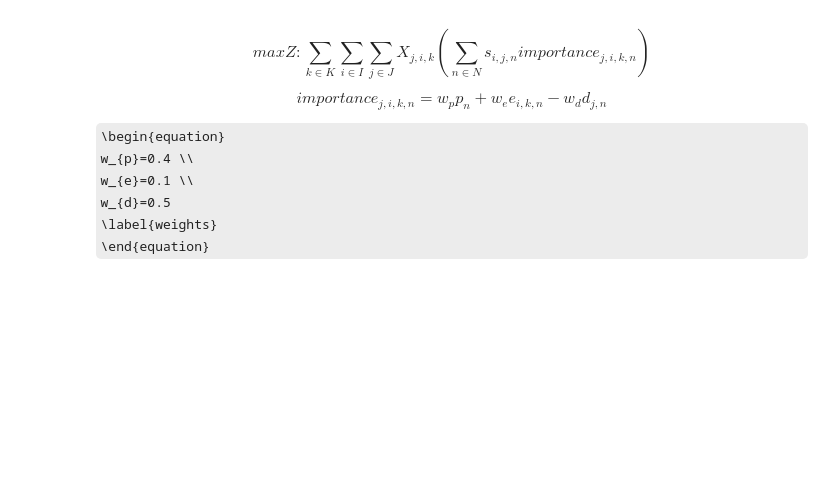
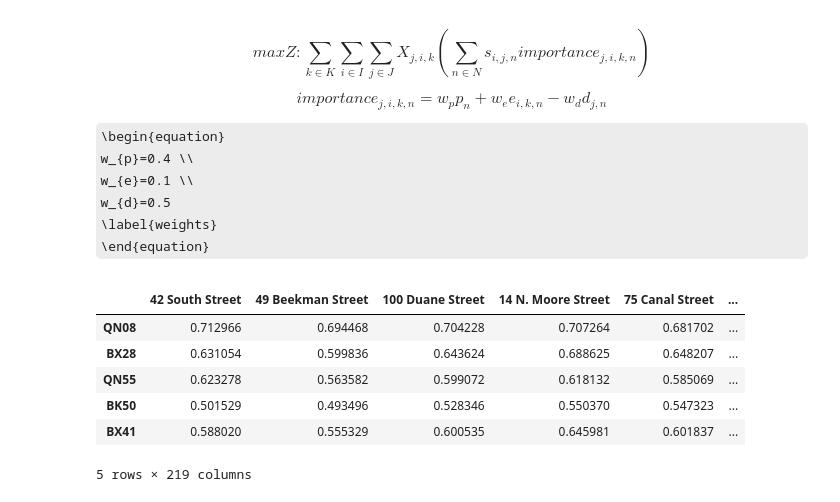
Before and after one commit to danieleborghe/optimization-project-1-UPV, a Jupyter notebook: python_implementation.ipynb, the cells around one changed output. Cells and saved outputs as stored; diff of their text form; code cells hidden in the pictures; some formulas as TeX source; blank space fills up the shorter version.

```diff
--- a/python_implementation.ipynb
+++ b/python_implementation.ipynb
@@ -476,6 +472,21 @@ assert len(max_transfer_distance_constraints) == 24090, "The number of constrain
     w_{d}=0.5
     \label{weights}
 \end{equation}
+# %%
+from sklearn.preprocessing import MinMaxScaler
+MM_scaler = MinMaxScaler()
+distance_scaled = MM_scaler.fit_transform(distance)
+df_distance_scaled = distance.copy()
+df_distance_scaled[:] = distance_scaled
+df_distance_scaled.head()
+# %% [output]
+|  | 42 South Street | 49 Beekman Street | 100 Duane Street | 14 N. Moore Street | 75 Canal Street | ... |
+| QN08 | 0.712966 | 0.694468 | 0.704228 | 0.707264 | 0.681702 | ... |
+| BX28 | 0.631054 | 0.599836 | 0.643624 | 0.688625 | 0.648207 | ... |
+| QN55 | 0.623278 | 0.563582 | 0.599072 | 0.618132 | 0.585069 | ... |
+| BK50 | 0.501529 | 0.493496 | 0.528346 | 0.550370 | 0.547323 | ... |
+| BX41 | 0.588020 | 0.555329 | 0.600535 | 0.645981 | 0.601837 | ... |
+5 rows × 219 columns
 # %%
 objective = solver.Objective()
 objective.SetMaximization()
```
Also changed, not shown: parts of 8 cells of this notebook.
